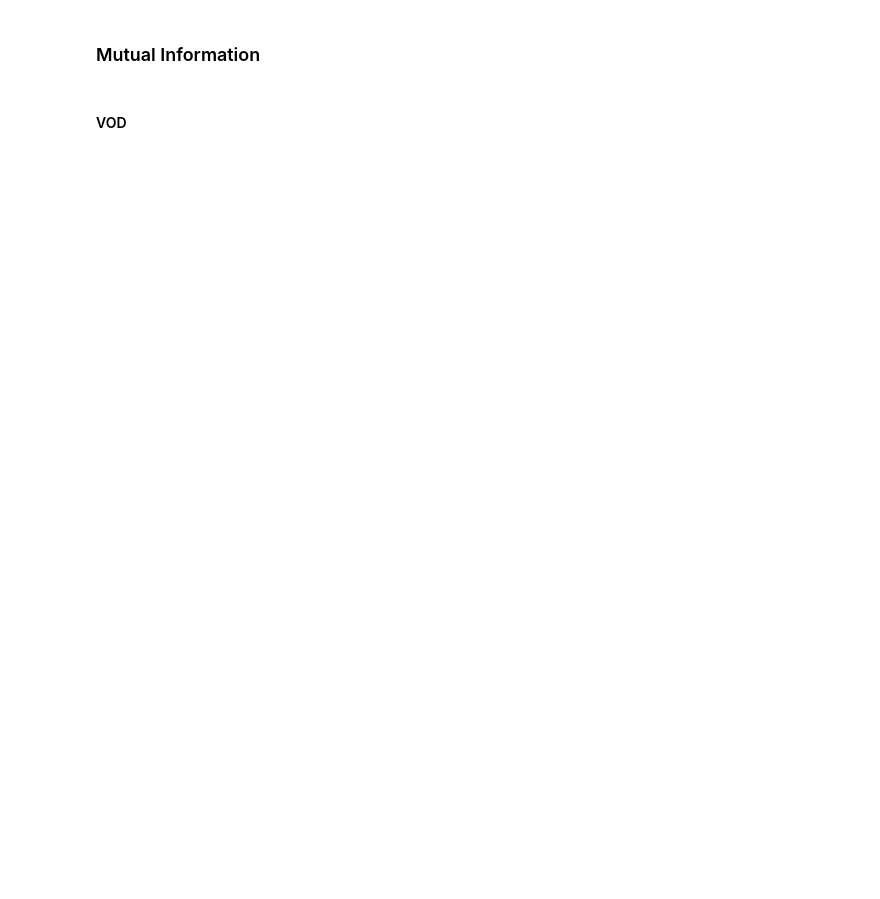
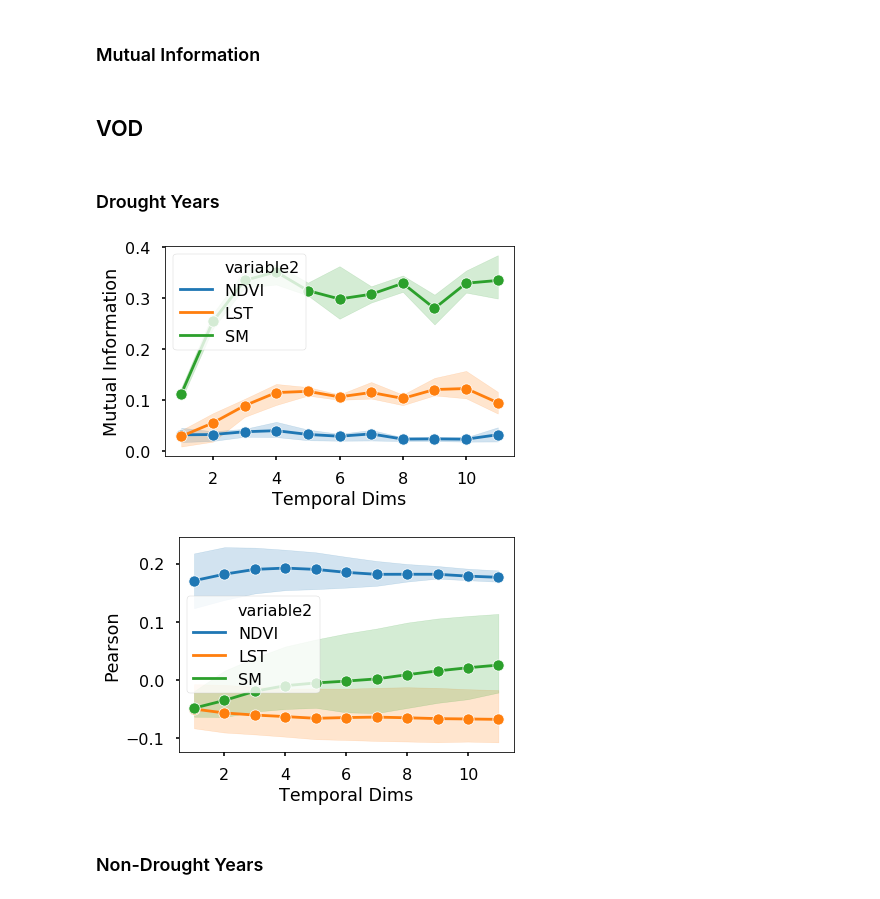
Before and after one commit to jejjohnson/rbig_eo, a Jupyter notebook: notebooks/drought/visualization.ipynb, the cells around one changed output. Cells and saved outputs as stored; diff of their text form; code cells hidden in the pictures; blank space fills up the shorter version.

```diff
--- a/notebooks/drought/visualization.ipynb
+++ b/notebooks/drought/visualization.ipynb
@@ -280,3 +341,13 @@ def plot_mutual_info(data, normalized=False, save=True, variable='VOD', drought=
 # %% [markdown]
-#### VOD
+## VOD
+# %% [markdown]
+### Drought Years
+# %%
+plot_mutual_info(data_group, normalized=True, save=True, variable='VOD', drought=True)
+plot_pearson(data_group, normalized=False, save=True, variable='VOD', drought=True)
+# %% [output]
+[figure, added]
+[figure, added]
+# %% [markdown]
+### Non-Drought Years
 # %%
```
Also changed, not shown: parts of 34 cells of this notebook, 2 other files.
